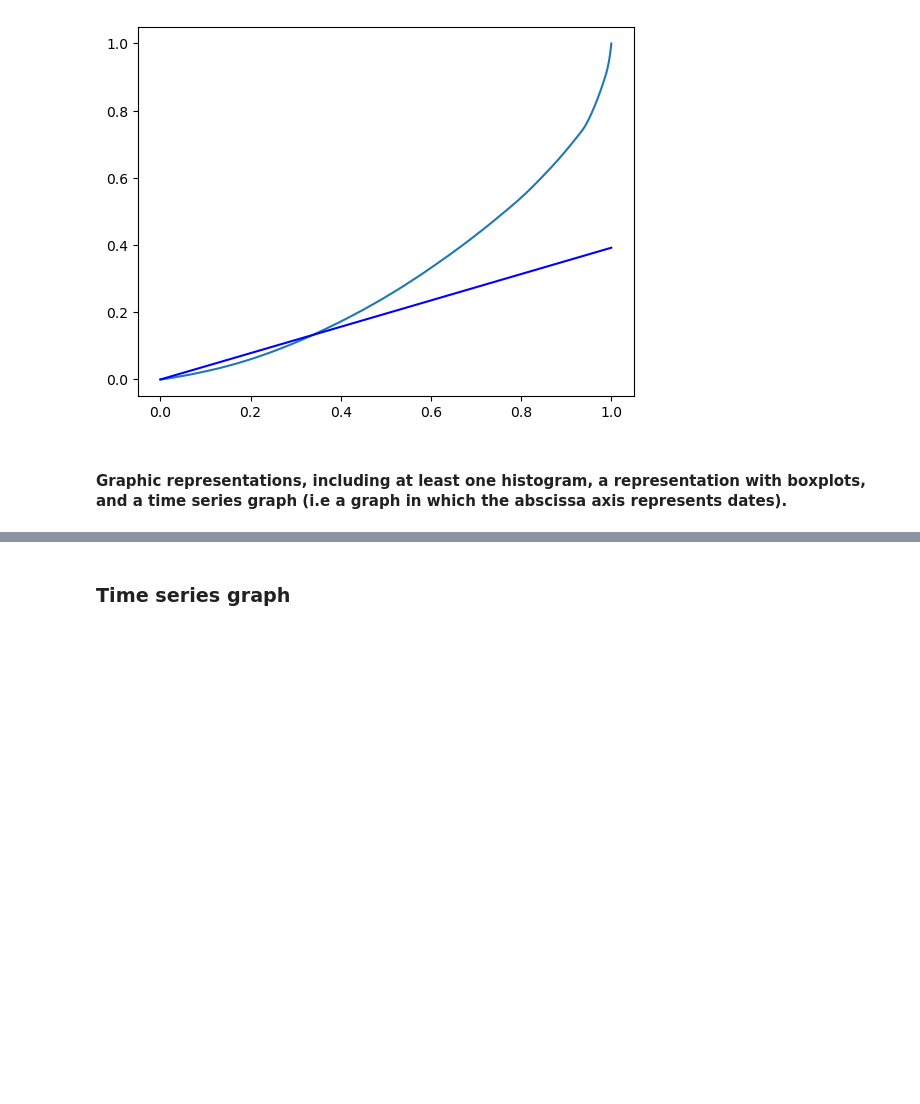
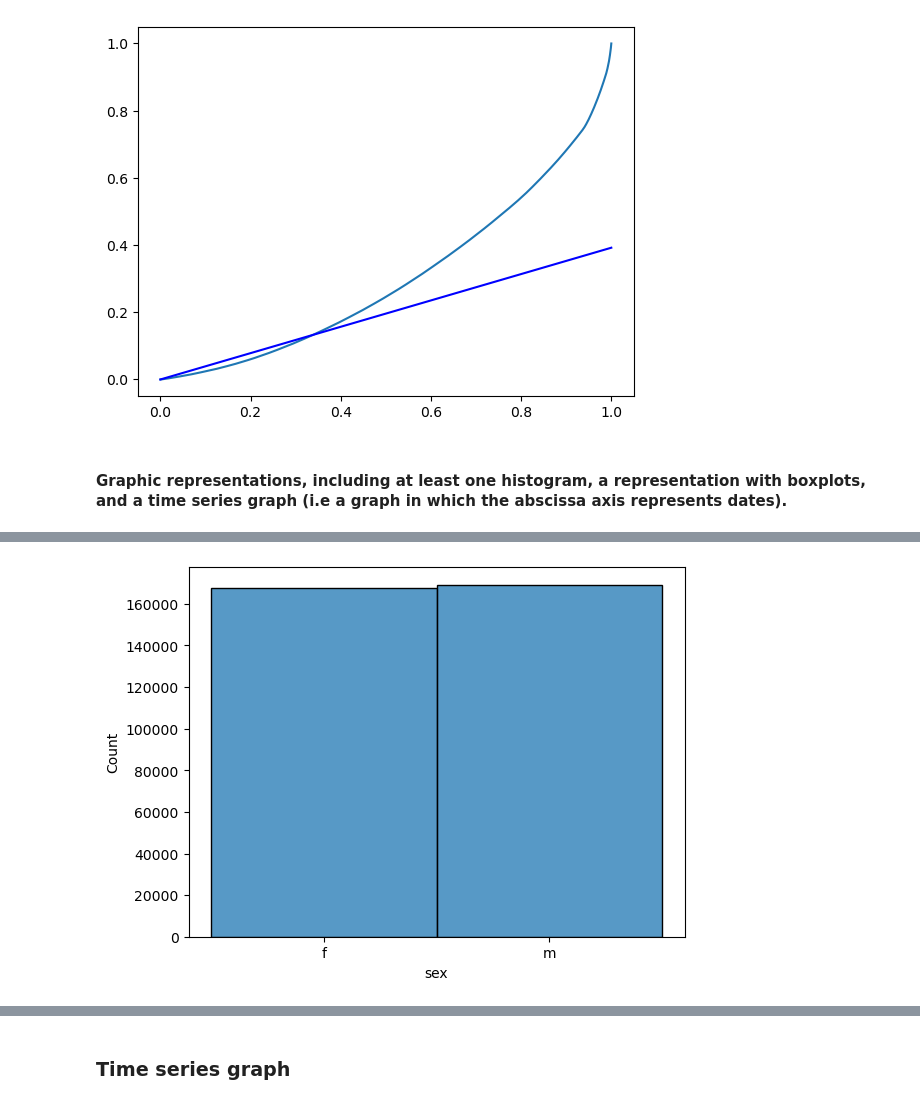
Before and after one commit to lakelure2020/OpenClassroom, a Jupyter notebook: Exploratory_Data_Analysis_with_Python.ipynb, the cells around one changed output, grey strips where cells are left out. Cells and saved outputs as stored; diff of their text form; code cells hidden in the pictures; blank space fills up the shorter version.

```diff
--- a/Exploratory_Data_Analysis_with_Python.ipynb
+++ b/Exploratory_Data_Analysis_with_Python.ipynb
@@ -426 +461,7 @@ plt.plot(x, y, label='gini_coefficient', color='blue')
+# %%
+# Histogram by Sex
+sns.histplot(data=df, x='sex')
+plt.show()
+# %% [output]
+[figure, added]
 # %%
```
Also changed, not shown: parts of 71 cells of this notebook.
